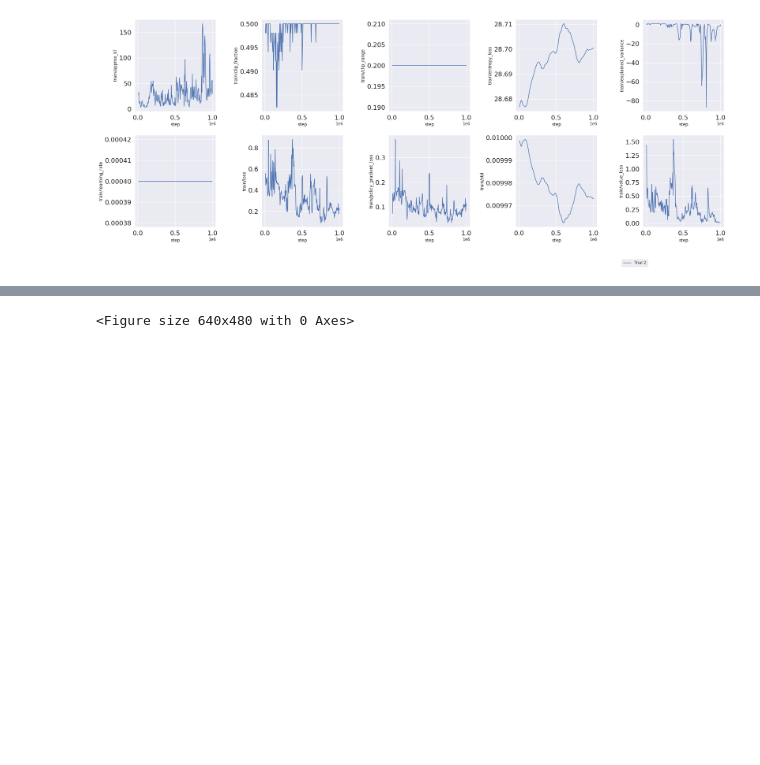
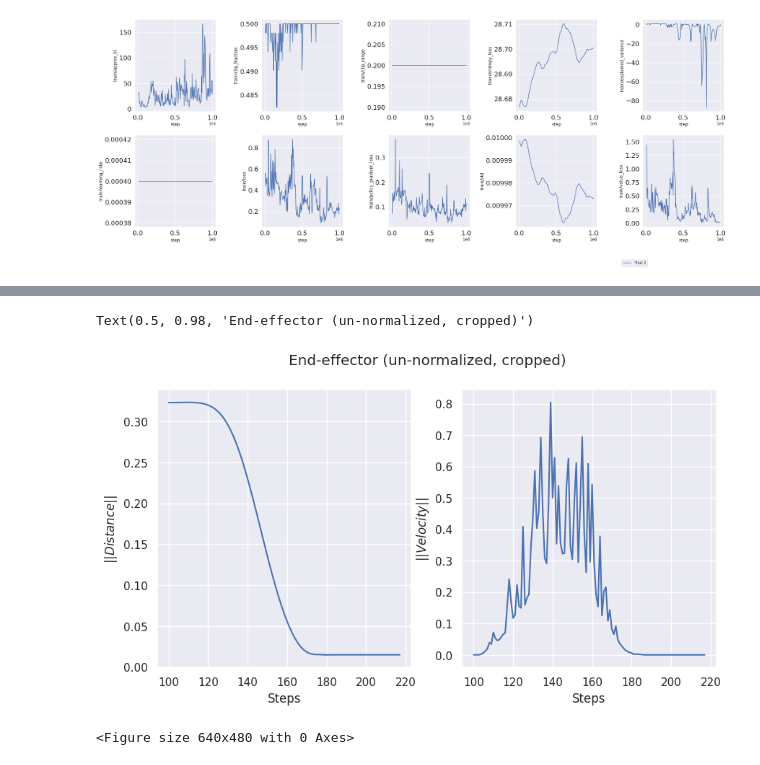
Before and after one commit to iCub-utfsm/rl-icub-manipulation, a Jupyter notebook: rl_icub_dexterous_manipulation/examples/plot_results.ipynb, the cells around one changed output, grey strips where cells are left out. Drawn from its saved outputs; the diff is of its cells as text; code cells hidden in the pictures; blank space fills up the shorter version.

```diff
--- a/rl_icub_dexterous_manipulation/examples/plot_results.ipynb
+++ b/rl_icub_dexterous_manipulation/examples/plot_results.ipynb
@@ -221,3 +220,24 @@ Text(0, 0.5, 'eef_vmag')
+# %%
+fig, axes = plt.subplots(nrows=1, ncols=2, figsize=(10, 5))
+
+df1 = df[['Steps', 'eef_vmag']].iloc[99:]
+df2 = df[['Steps', 'eef2tg_norm']].iloc[99:]
+
+# plt.ylabel('eef_vmag')
+ax = df2.plot(x='Steps', y='eef2tg_norm', ax=axes[0], legend=False)
+ax.set_ylabel(r'$||Distance||$')
+
+ax = df1.plot(x='Steps', y='eef_vmag', ax=axes[1], legend=False)
+ax.set_ylabel(r'$||Velocity||$')
+
+# plt.ylabel('|eef2tg|')
+# plt.xlabel('Steps')
+# ax.set_ylabel('Velocity (\N{DEGREE SIGN}/sec)', fontsize=16)
+
+plt.suptitle('End-effector (un-normalized, cropped)')
+# %% [output]
+Text(0.5, 0.98, 'End-effector (un-normalized, cropped)')
+[figure, added]
 # %%
 plt.savefig(log_results + "/ep_eef_vmag_{}.pdf".format(json_path[4:-5]))
 # %% [output]
```
Also changed, not shown: parts of 28 cells of this notebook, 2 other files.
